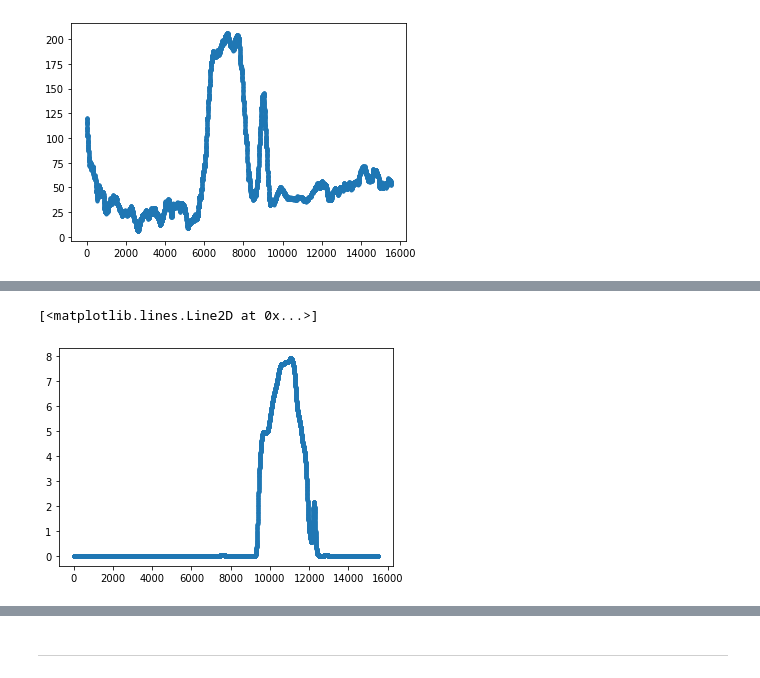
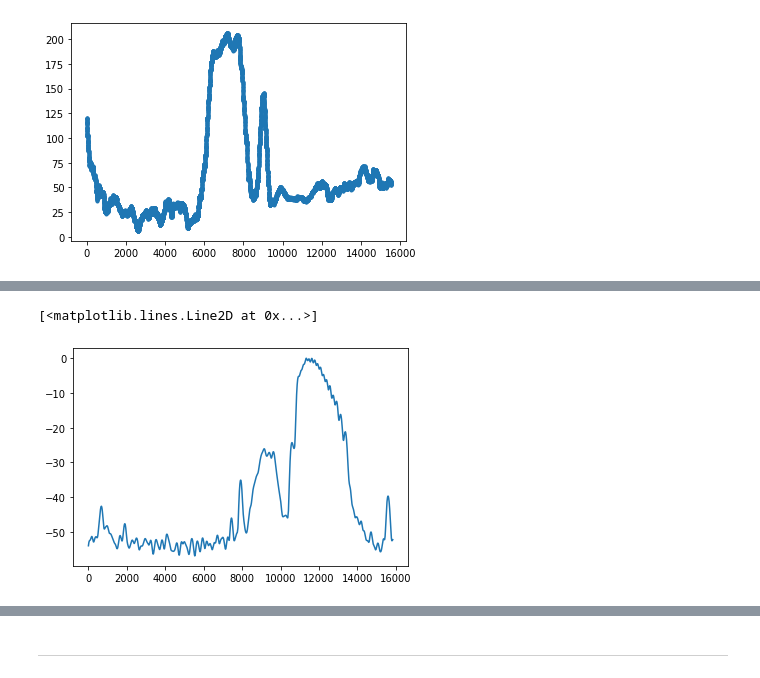
Before and after one commit to Rohit01-zoey/EE679, a Jupyter notebook: CompAssg3/Code.ipynb, the cells around one changed output, grey strips where cells are left out. Drawn from its saved outputs; the diff is of its cells as text; code cells hidden in the pictures.

```diff
--- a/CompAssg3/Code.ipynb
+++ b/CompAssg3/Code.ipynb
@@ -128,0 +150,17 @@ plt.plot(zcr, '.')
+# %%
+def energyNormalised(data, sampleRate, dur = 0.02):
+    '''
+    returns the power spectrum of the signal noramalised and the zero crossing rate of the signal'''
+    samples = int(sampleRate*dur)
+    ham = np.hamming(samples)
+    zcr = []
+    energy = []
+    halfSample = samples//2
+    paddedData = np.pad(data, (halfSample, halfSample), 'constant')
+    #pad the signal with halfsamples 0 ahead and before. then iterate over the indices point by point for thresholding
+    for i in range(halfSample, data.shape[0]):
+        signalAfterhamming = paddedData[i-halfSample:i+halfSample]*ham
+        zcr.append((signalAfterhamming[:-1]*signalAfterhamming[1:]<0).sum())
+        energy.append(np.sum(signalAfterhamming*signalAfterhamming))
+    #returning normalised power spectrum of the signal
+    return 10*np.log10(np.array(energy)/max(energy)), np.array(zcr)
@@ -128,0 +176,10 @@ plt.plot(zcr, '.')
+# %%
+plt.figure(figsize = (12, 8))
+sig = trainingData["right"][50]
+e, _ = energyNormalised(sig, sampleRate=sampleRate)
+plt.subplot(211)
+plt.plot(sig)
+plt.plot(vad(e, -40), 'g')
+plt.subplot(212)
+
+plt.plot(e, '.')
@@ -129,5 +194,5 @@ plt.plot(zcr, '.')
 # %%
-plt.plot(energy, '.')
+plt.plot(e)
 # %% [output]
 [<matplotlib.lines.Line2D at 0x...>]
-[figure, old version]
+[figure, new version]
```
Also changed, not shown: parts of 6 cells of this notebook.
